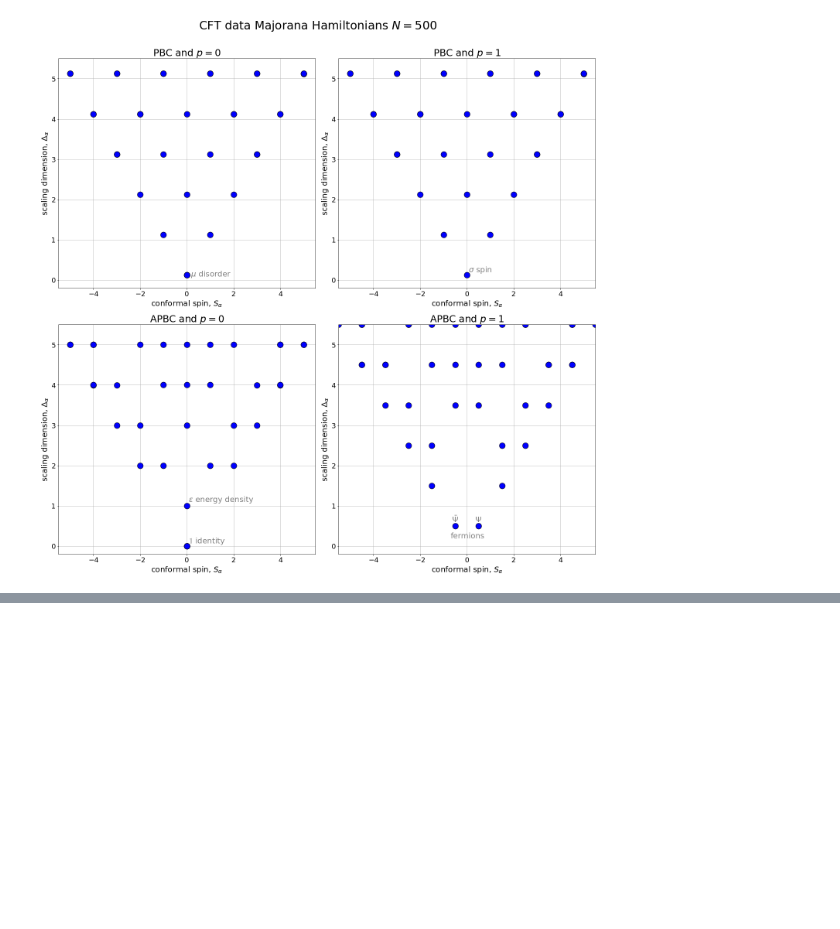
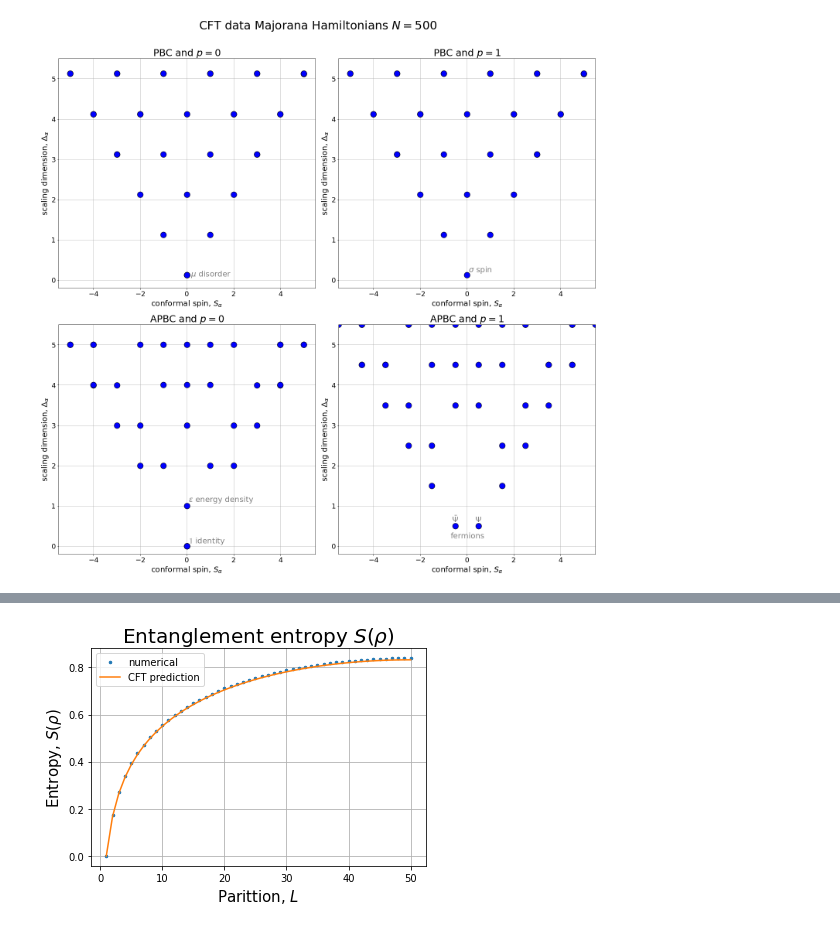
Before and after one commit to sofiagonga/many-body_entanglement_TN, a Jupyter notebook: TN_tutorial6.ipynb, the cells around one changed output, grey strips where cells are left out. Cells and saved outputs as stored; diff of their text form; code cells hidden in the pictures; blank space fills up the shorter version.

```diff
--- a/TN_tutorial6.ipynb
+++ b/TN_tutorial6.ipynb
@@ -279,0 +325,44 @@ for i in range(len(p_apbc)):
+# %%
+def ent_entropy_majorana(G):
+    p = np.shape(G)[0]//2
+    entropy = np.zeros(p)
+    for n in range(p):
+        G_red = G[:2*n, :2*n]
+        u,v = eig(G_red)
+        nu = np.imag(u)
+        for m in range(2*n):
+            x = nu[m]
+            if abs(x) < 1:
+                entropy[n] -= (1+x)/2*np.log2((1+x)/2)
+            elif abs(x) > 1+1e-5:
+                print("warning: (absolute) single particle eigenvalue > 1")
+    return entropy[1::]
+# %%
+def ent_entropy_majorana(G):
+    p = np.shape(G)[0]//2
+    entropy = np.zeros(p)
+    for n in range(p+1):
+        G_red = G[:2*n, :2*n]
+        u,v = eig(G_red)
+        nu = np.imag(u)
+        for m in range(2*n):
+            x = nu[m]
+            if abs(x) < 1:
+                entropy[n-1] -= (1+x)/2*np.log2((1+x)/2)
+            elif abs(x) > 1+1e-5:
+                print("warning: (absolute) single particle eigenvalue > 1")
+    return entropy
+# %%
+entropy_numerical = ent_entropy_majorana(G_A)
+# %%
+cft_ent_entropy = [1/6*(np.log2(N/np.pi*np.sin(n*np.pi/N))-np.log2(N/np.pi*np.sin(np.pi/N))) for n in L_s]
+plt.title(r"Entanglement entropy $S(\rho)$", fontsize = 20)
+plt.grid()
+plt.ylabel(r"Entropy, $S(\rho)$", fontsize = 15)
+plt.xlabel(r"Parittion, $L$", fontsize = 15)
+plt.plot(L_s, entropy_numerical-entropy_numerical[0], '.', ms=5, label = 'numerical')
+plt.plot(L_s, cft_ent_entropy, label = 'CFT prediction')
+plt.legend()
+plt.show()
+# %% [output]
+[figure, added]
```
Also changed, not shown: parts of 12 cells of this notebook.
